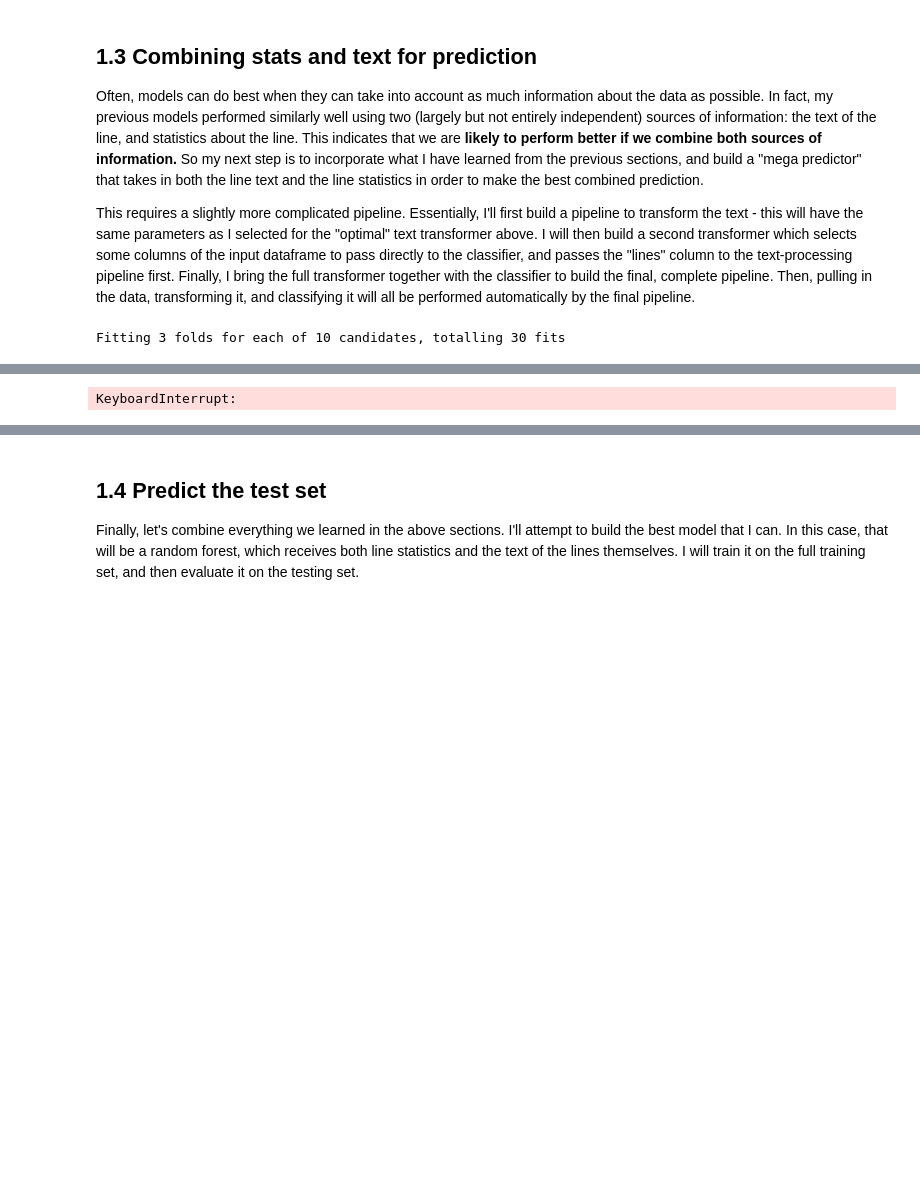
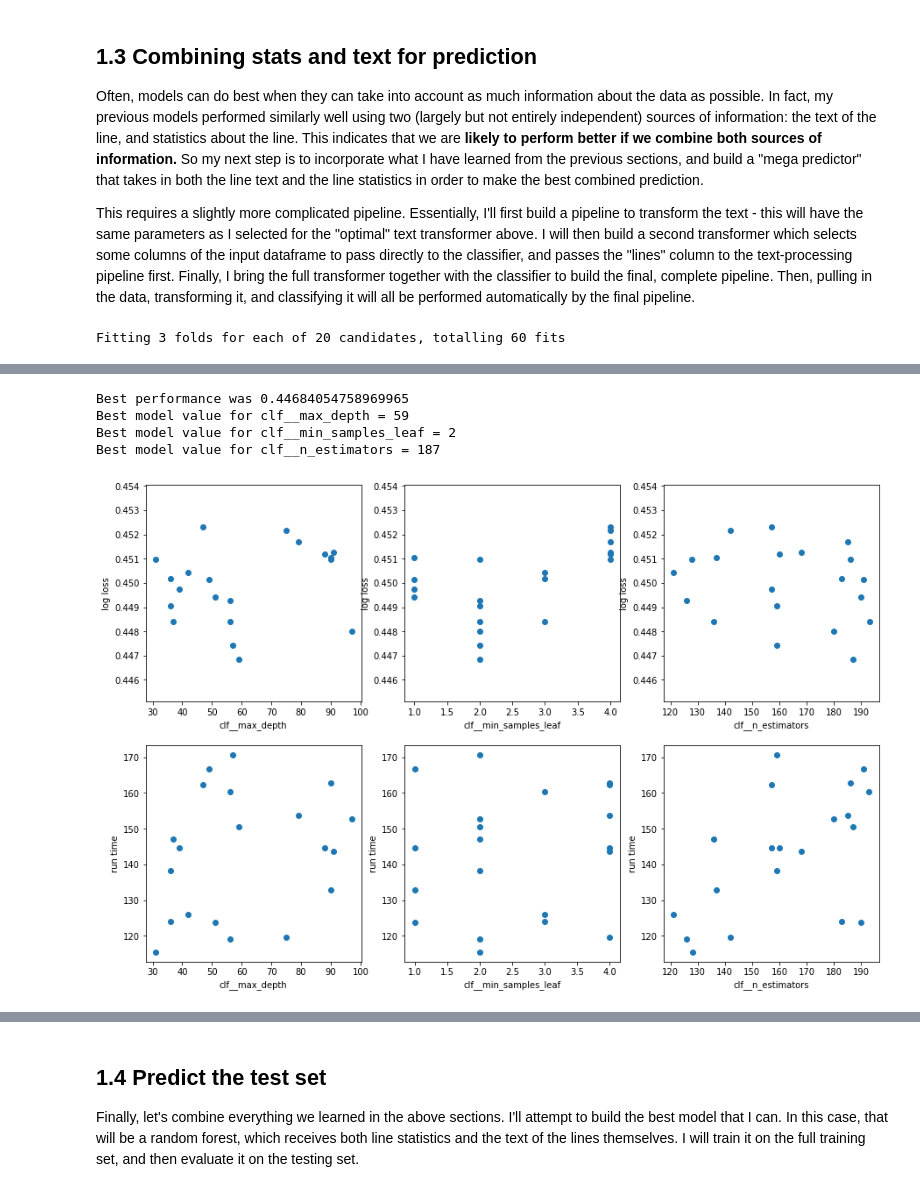
Before and after one commit to coraames/WaitWait, a Jupyter notebook: WWDA Predicting Humor.ipynb, the cells around one changed output, grey strips where cells are left out. Drawn from its saved outputs; the diff is of its cells as text; code cells hidden in the pictures; blank space fills up the shorter version.

```diff
--- a/WWDA Predicting Humor.ipynb
+++ b/WWDA Predicting Humor.ipynb
@@ -671,7 +659,7 @@ passthrough_col = ['num_words', 'uniform_words', 'prev_line_funny', 'BABYLON', '
 
 # Transformation specifically for the line text
 text_transformer = Pipeline([
-     ('vect', CountVectorizer(min_df=75,max_df=.8,ngram_range=(1, 3))),
+     ('vect', CountVectorizer(min_df=100,max_df=.9,ngram_range=(1, 3))),
      ('tfidf', TfidfTransformer()),
      ('tsvd',TruncatedSVD(n_components=100)),
   ])
@@ -685,15 +673,15 @@ full_transformer= ColumnTransformer([
 # Pipeline first uses the full_transformer, then the classifier
 full_pipeline = Pipeline([
      ('transform',full_transformer),
-     ('clf', ExtraTreesClassifier(max_depth=35,n_estimators=130,min_samples_leaf=2))
+     ('clf', ExtraTreesClassifier(max_depth=60,n_estimators=200,min_samples_leaf=2))
   ])
 # %%
 param_dict = {
-          'clf__max_depth': randint(28,50),
+          'clf__max_depth': randint(30,100),
           'clf__n_estimators': randint(120,200),
-          'clf__min_samples_leaf':[2,3],
+          'clf__min_samples_leaf':[1,2,3,4],
 }
-n_iter = 10
+n_iter = 20
 
 search = RandomizedSearchCV(full_pipeline,
                            param_distributions=param_dict,
@@ -709,5 +697,5 @@ search = RandomizedSearchCV(full_pipeline,
 search.fit(lines_df.loc[lines_df.train,:],target[lines_df.train]);
 Plot_results(search)
 # %% [output]
-Fitting 3 folds for each of 10 candidates, totalling 30 fits
+Fitting 3 folds for each of 20 candidates, totalling 60 fits
 [Parallel(n_jobs=-1)]: Using backend LokyBackend with 8 concurrent workers.
@@ -714,4 +704,8 @@ Fitting 3 folds for each of 10 candidates, totalling 30 fits
-KeyboardInterrupt:
+Best performance was 0.44684054758969965
+Best model value for clf__max_depth = 59
+Best model value for clf__min_samples_leaf = 2
+Best model value for clf__n_estimators = 187
+[figure, added]
 # %%
 scores = cross_validate(full_pipeline,
                        X=lines_df.loc[lines_df.train,:],
```
Also changed, not shown: parts of 30 cells of this notebook, 3 other files.
